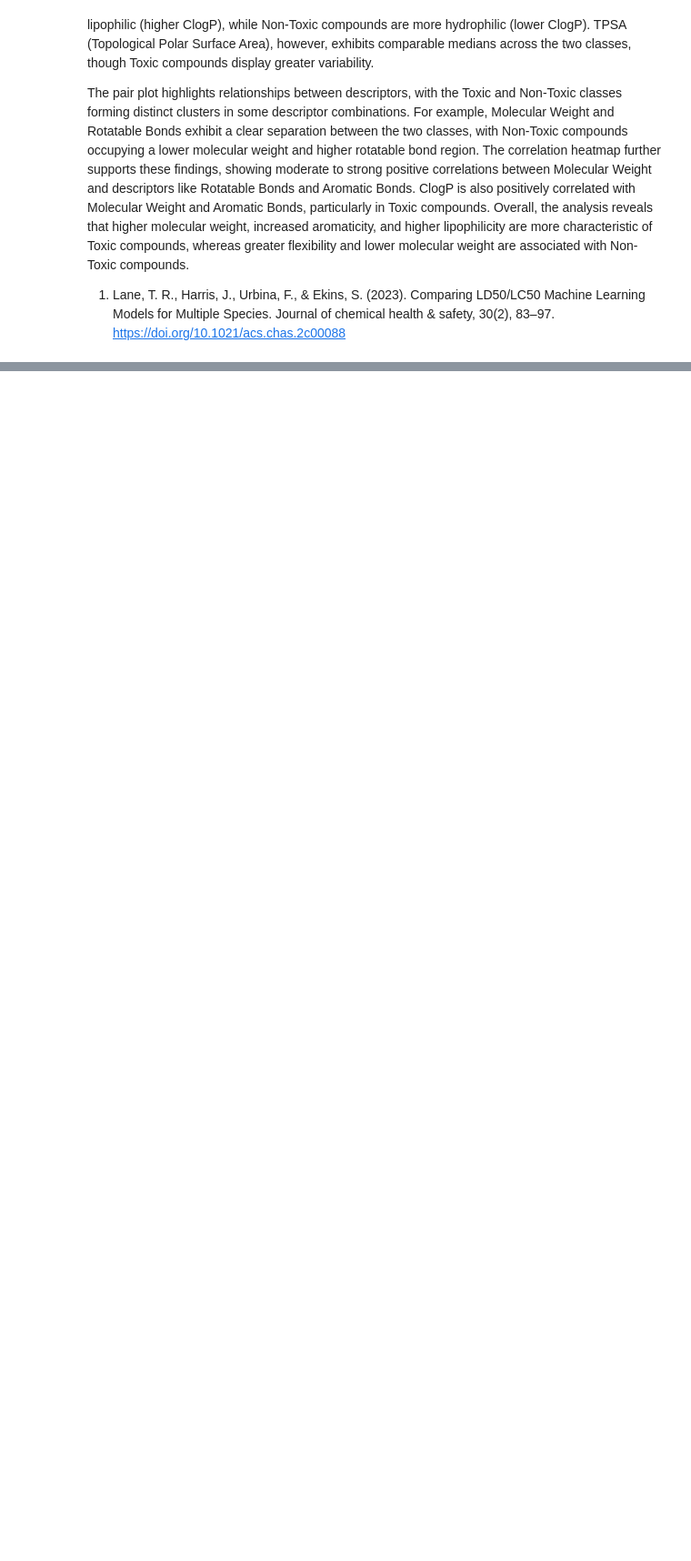
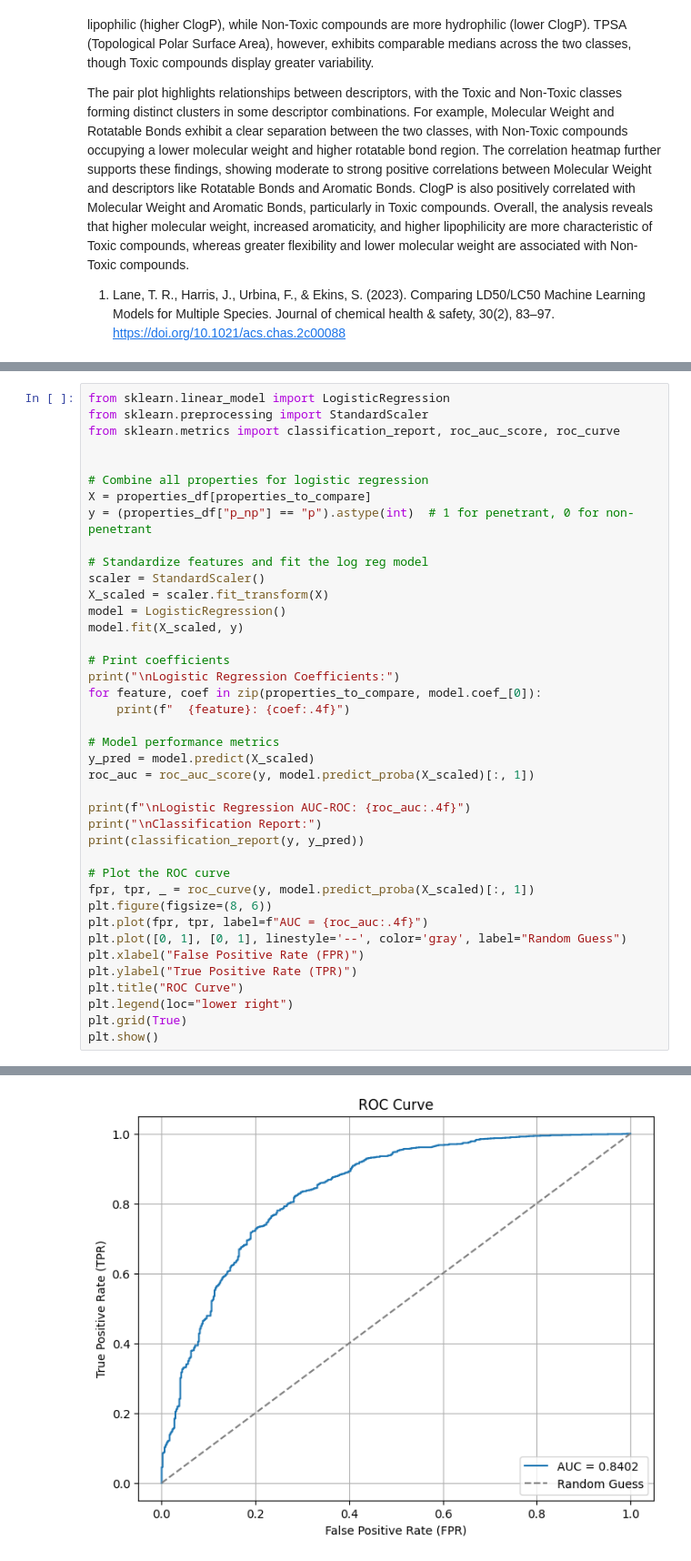
Before and after one commit to Steve-Cheney/Cheminformatics, a Jupyter notebook: rbif-110-a2/a2.ipynb, the cells around one changed output, grey strips where cells are left out. Shown at 91% size. Drawn from its saved outputs; the diff is of its cells as text; blank space fills up the shorter version.

```diff
--- a/rbif-110-a2/a2.ipynb
+++ b/rbif-110-a2/a2.ipynb
@@ -218,0 +333,41 @@ The pair plot highlights relationships between descriptors, with the Toxic and N
+# %%
+from sklearn.linear_model import LogisticRegression
+from sklearn.preprocessing import StandardScaler
+from sklearn.metrics import classification_report, roc_auc_score, roc_curve
+
+
+# Combine all properties for logistic regression
+X = properties_df[properties_to_compare]
+y = (properties_df["p_np"] == "p").astype(int)  # 1 for penetrant, 0 for non-penetrant
+
+# Standardize features and fit the log reg model
+scaler = StandardScaler()
+X_scaled = scaler.fit_transform(X)
+model = LogisticRegression()
+model.fit(X_scaled, y)
+
+# Print coefficients
+print("\nLogistic Regression Coefficients:")
+for feature, coef in zip(properties_to_compare, model.coef_[0]):
+    print(f"  {feature}: {coef:.4f}")
+
+# Model performance metrics
+y_pred = model.predict(X_scaled)
+roc_auc = roc_auc_score(y, model.predict_proba(X_scaled)[:, 1])
+
+print(f"\nLogistic Regression AUC-ROC: {roc_auc:.4f}")
+print("\nClassification Report:")
+print(classification_report(y, y_pred))
+
+# Plot the ROC curve
+fpr, tpr, _ = roc_curve(y, model.predict_proba(X_scaled)[:, 1])
+plt.figure(figsize=(8, 6))
+plt.plot(fpr, tpr, label=f"AUC = {roc_auc:.4f}")
+plt.plot([0, 1], [0, 1], linestyle='--', color='gray', label="Random Guess")
+plt.xlabel("False Positive Rate (FPR)")
+plt.ylabel("True Positive Rate (TPR)")
+plt.title("ROC Curve")
+plt.legend(loc="lower right")
+plt.grid(True)
+plt.show()
+# %% [output]
@@ -218,0 +393 @@ The pair plot highlights relationships between descriptors, with the Toxic and N
+[figure, added]
```
Also changed, not shown: parts of 11 cells of this notebook, 1 other file.
